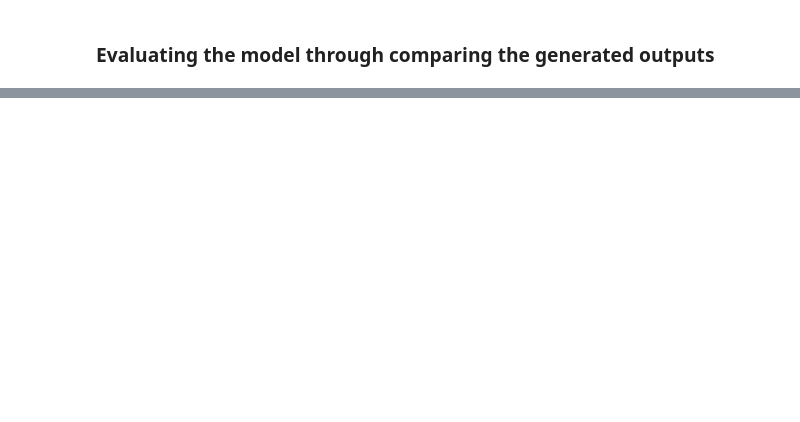
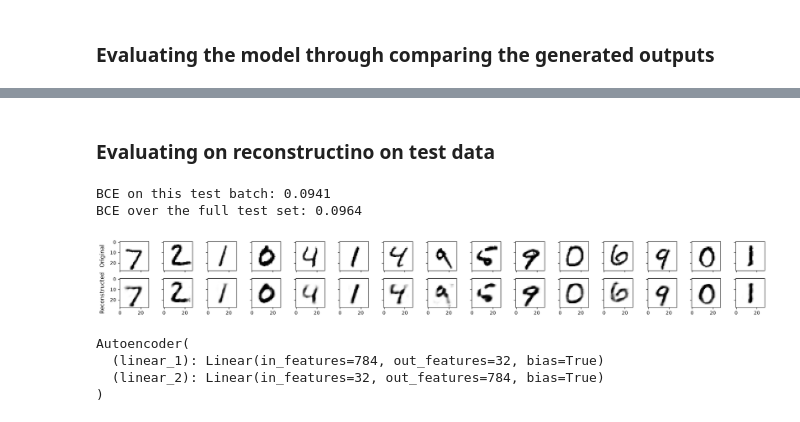
Before and after one commit to xiang1103/DL_ML_Implementations, a Jupyter notebook: autoencoders/autoencoder_basic.ipynb, the cells around one changed output, grey strips where cells are left out. Drawn from its saved outputs; the diff is of its cells as text; code cells hidden in the pictures; blank space fills up the shorter version.

Commit message:
update autoencoder demo

```diff
--- a/autoencoders/autoencoder_basic.ipynb
+++ b/autoencoders/autoencoder_basic.ipynb
@@ -166,0 +162,33 @@ for i in range(n_images):
+# %% [markdown]
+### Evaluating on reconstructino on test data
+# %%
+model.eval()    # put model inot evaluation mode
+with torch.no_grad():
+    # process test features
+    test_features, _ = next(iter(test_loader))
+    test_features= test_features.view(-1,28*28).to(device)
+
+    # reconstruction
+    test_decoded= model(test_features)
+    test_cost= F.binary_cross_entropy(test_decoded, test_features)
+
+# plot the reconstructions
+n_images= 15
+img_width= 28
+fig, axes= plt.subplots(nrows=2, ncols=n_images, sharex=True, sharey=True, figsize=(20,2.5))
+for ax_row,(label,imgs) in zip(axes, [("Original", test_features), ("Reconstructed", test_decoded)]):
+    ax_row[0].set_ylabel(label, size=12, labelpad=10)
+    for i in range(n_images):
+        ax_row[i].imshow(imgs[i].cpu().view(img_width,img_width), cmap="binary")
+plt.tight_layout()
+plt.show()
+
+model.train()
+# %% [output]
+BCE on this test batch: 0.0941
+BCE over the full test set: 0.0964
+[figure, added]
+Autoencoder(
+  (linear_1): Linear(in_features=784, out_features=32, bias=True)
+  (linear_2): Linear(in_features=32, out_features=784, bias=True)
+)
```
Also changed, not shown: parts of 7 cells of this notebook, 2 other files.
